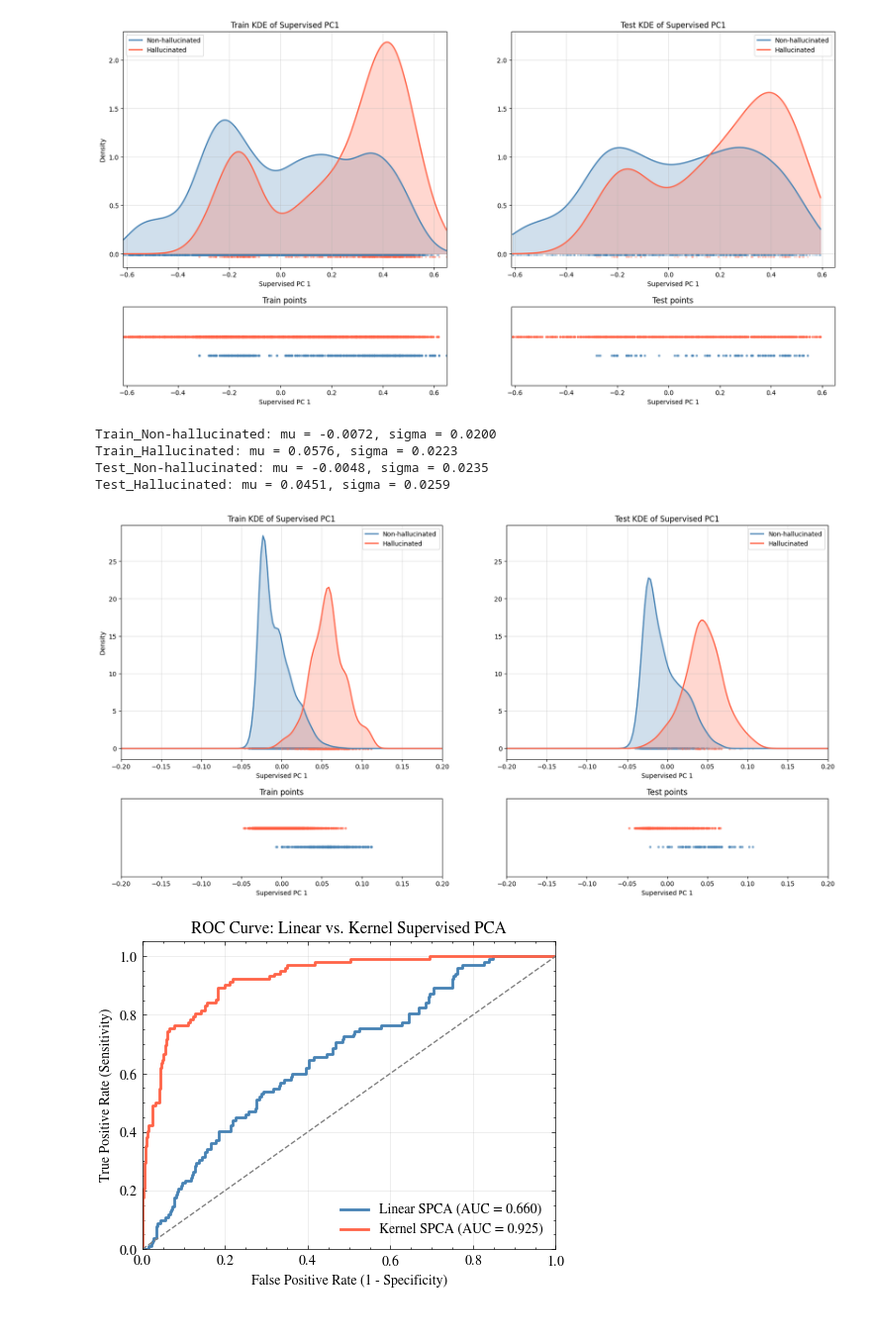
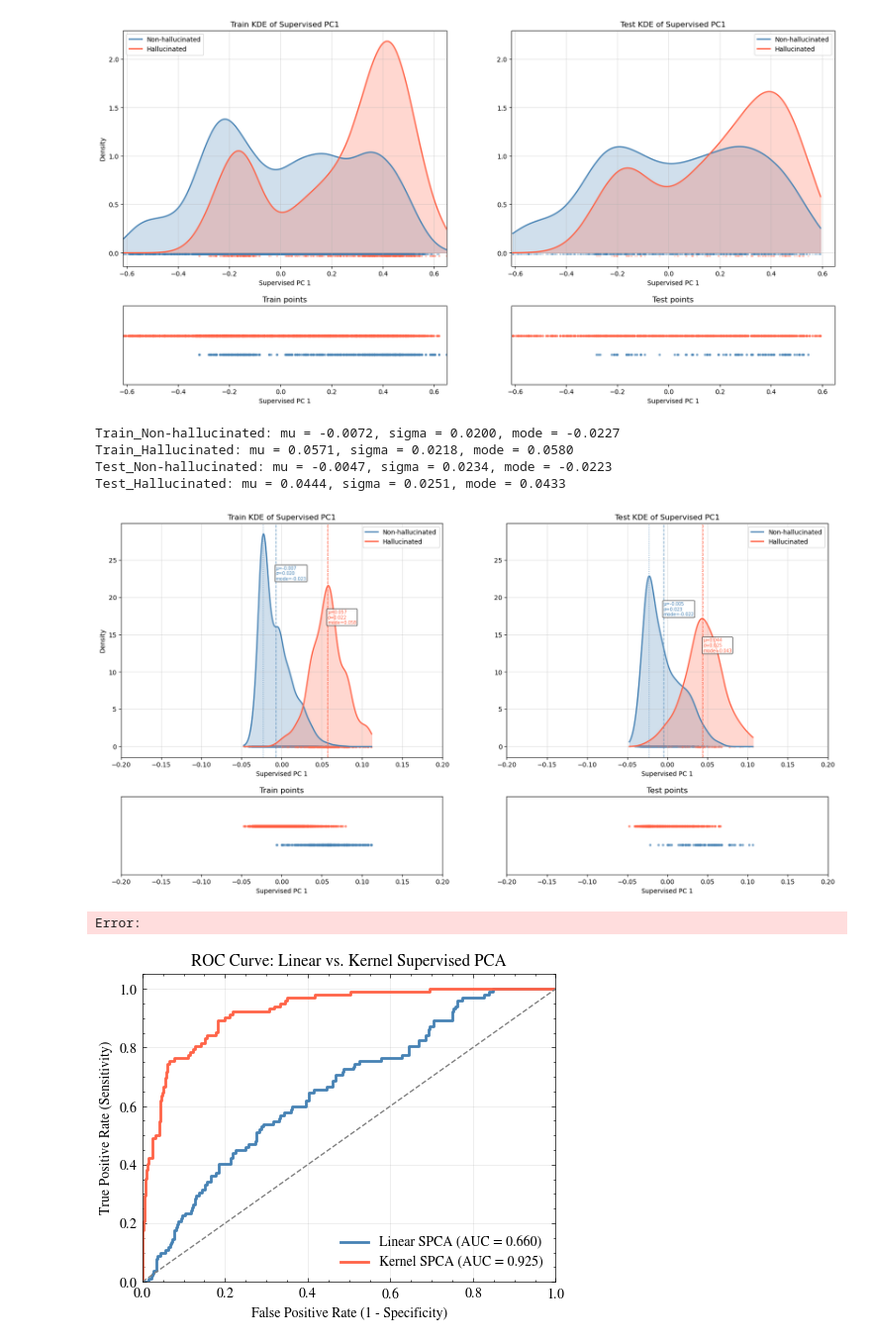
Before and after one commit to afsharim/learn-to-steer, a Jupyter notebook: src/examples/milad/extract_model_responses_train_qwen_x_prompt.ipynb, the cells around one changed output. Shown at 99% size. Drawn from its saved outputs; the diff is of its cells as text; code cells hidden in the pictures.

```diff
--- a/src/examples/milad/extract_model_responses_train_qwen_x_prompt.ipynb
+++ b/src/examples/milad/extract_model_responses_train_qwen_x_prompt.ipynb
@@ -12,7 +12,7 @@ from scipy.stats import gaussian_kde
 seed=0
 set_seed(seed)
 
-device = torch.device("cuda:5" if torch.cuda.is_available() else "cpu")
+device = torch.device("cuda:0" if torch.cuda.is_available() else "cpu")
 
 data = torch.load("/research/hal-afsharim/learn-to-steer/Hallucination/POPE/hallucination/features/save_hidden_states_qwen2vlinstruct_pope_train_features_normal_17_all_-1_milad.pth")
 pos_data = torch.load("/research/hal-afsharim/learn-to-steer/Hallucination/POPE/hallucination/features/save_hidden_states_for_l2s_qwen2vlinstruct_pope_train_features_pos_answers_17_all_all_train_-1.pth")
@@ -375,21 +381,32 @@ for ax, zs, ys, title in [
     (ax_kde_train, z_train_k_np, y_train_k_np, "Train"),
     (ax_kde_test,  z_test_k_np,  y_test_k_np,  "Test")
 ]:
+    xs = xs_train_k if "Train" in title else xs_test_k
     for cls, name, color in [(-1, "Non-hallucinated", "steelblue"), (1, "Hallucinated", "tomato")]:
         mask = ys == cls
         if mask.sum() < 2:
             continue
         kde = gaussian_kde(zs[mask])
         pdf = kde(xs)
-        pdf/=pdf.sum()
-        mu = np.sum(xs*pdf)
-        sigma = np.sqrt(np.sum((xs-mu)**2*pdf))
-        stats[f"{title}_{name}"] = {"mu": mu, "sigma": sigma}
-        print(f"{title}_{name}: mu = {mu:.4f}, sigma = {sigma:.4f}")
-        ax.plot(xs, kde(xs), color=color, lw=2, label=name)
-        ax.fill_between(xs, kde(xs), alpha=0.25, color=color)
+        pdf_norm = pdf / pdf.sum()
+        mu = np.sum(xs * pdf_norm)
+        sigma = np.sqrt(np.sum((xs - mu)**2 * pdf_norm))
+        mode = xs[np.argmax(pdf)]
+        stats[f"{title}_{name}"] = {"mu": mu, "sigma": sigma, "mode": mode}
+        print(f"{title}_{name}: mu = {mu:.4f}, sigma = {sigma:.4f}, mode = {mode:.4f}")
+
+        ax.plot(xs, pdf, color=color, lw=2, label=name)
+        ax.fill_between(xs, pdf, alpha=0.25, color=color)
         rug_y = -0.01 if cls == -1 else -0.03
         ax.scatter(zs[mask], np.full(mask.sum(), rug_y), color=color, alpha=0.15, s=6)
+
+        # Annotate mean, sigma, mode
+        ax.axvline(mu, color=color, ls='--', lw=1.2, alpha=0.7)
+        ax.axvline(mode, color=color, ls=':', lw=1.2, alpha=0.7)
+        ymax = pdf.max()
+        ax.text(mu, ymax * 0.85, f"μ={mu:.3f}\nσ={sigma:.3f}\nmode={mode:.3f}",
+                color=color, fontsize=7, ha='left', va='top',
+                bbox=dict(boxstyle='round,pad=0.2', fc='white', alpha=0.7))
 
     ax.set_title(f"{title} KDE of Supervised PC1")
     ax.set_xlabel("Supervised PC 1")
@@ -397,39 +414,41 @@ for ax, zs, ys, title in [
     if ax is ax_kde_train:
         ax.set_ylabel("Density")
     ax.legend()
+
 
 
 # Bottom row: horizontal scatter strips (one small row per train/test)
 for ax, zs, ys, title in [
     (ax_scatter_train, z_train_k_np, y_train_k_np, "Train points"),
     (ax_scatter_test,  z_test_k_np,  y_test_k_np,  "Test points")
 ]:
     for cls, color, yval in [(-1, "tomato", 0.12), (1, "steelblue", -0.12)]:
         mask = ys == cls
         if mask.sum() == 0:
             continue
         y_vals = np.full(mask.sum(), yval)
         ax.scatter(zs[mask], y_vals, color=color, alpha=0.6, s=8)
 
     ax.set_yticks([])
     ax.set_title(title)
     ax.set_xlabel("Supervised PC 1")
     # keep a small vertical margin so points are visible
     ax.set_ylim(-0.5, 0.5)
     # align x-limits with the corresponding KDE x-range
     ax.set_xlim(min(xs_train_k.min(), xs_test_k.min()), max(xs_train_k.max(), xs_test_k.max()))
     ax.set_xlim(-0.2, 0.2)
 
 
 
 plt.tight_layout()
 plt.show()
 # %% [output]
-Train_Non-hallucinated: mu = -0.0072, sigma = 0.0200
-Train_Hallucinated: mu = 0.0576, sigma = 0.0223
-Test_Non-hallucinated: mu = -0.0048, sigma = 0.0235
-Test_Hallucinated: mu = 0.0451, sigma = 0.0259
+Train_Non-hallucinated: mu = -0.0072, sigma = 0.0200, mode = -0.0227
+Train_Hallucinated: mu = 0.0571, sigma = 0.0218, mode = 0.0580
+Test_Non-hallucinated: mu = -0.0047, sigma = 0.0234, mode = -0.0223
+Test_Hallucinated: mu = 0.0444, sigma = 0.0251, mode = 0.0433
-[figure, old version]
+[figure, new version]
+Error:
 # %%
 import torch
 import numpy as np
```
Also changed, not shown: parts of 6 cells of this notebook, 26 other files.
